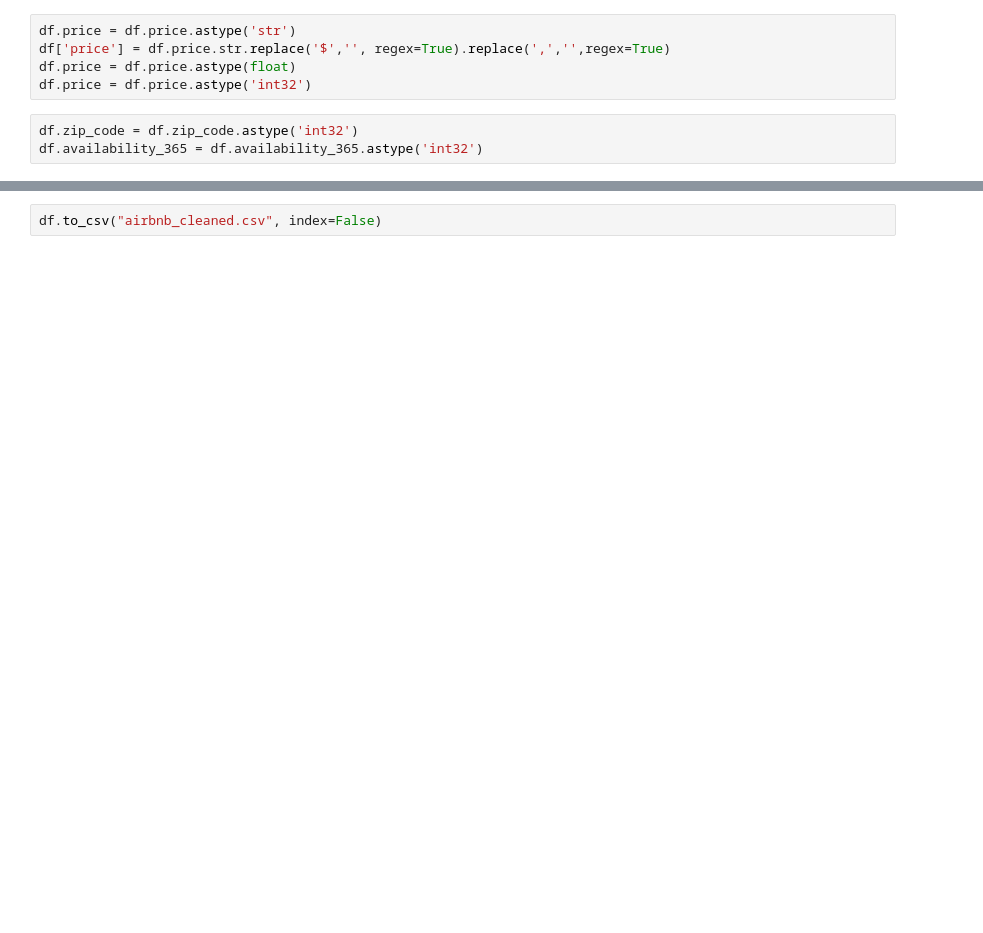
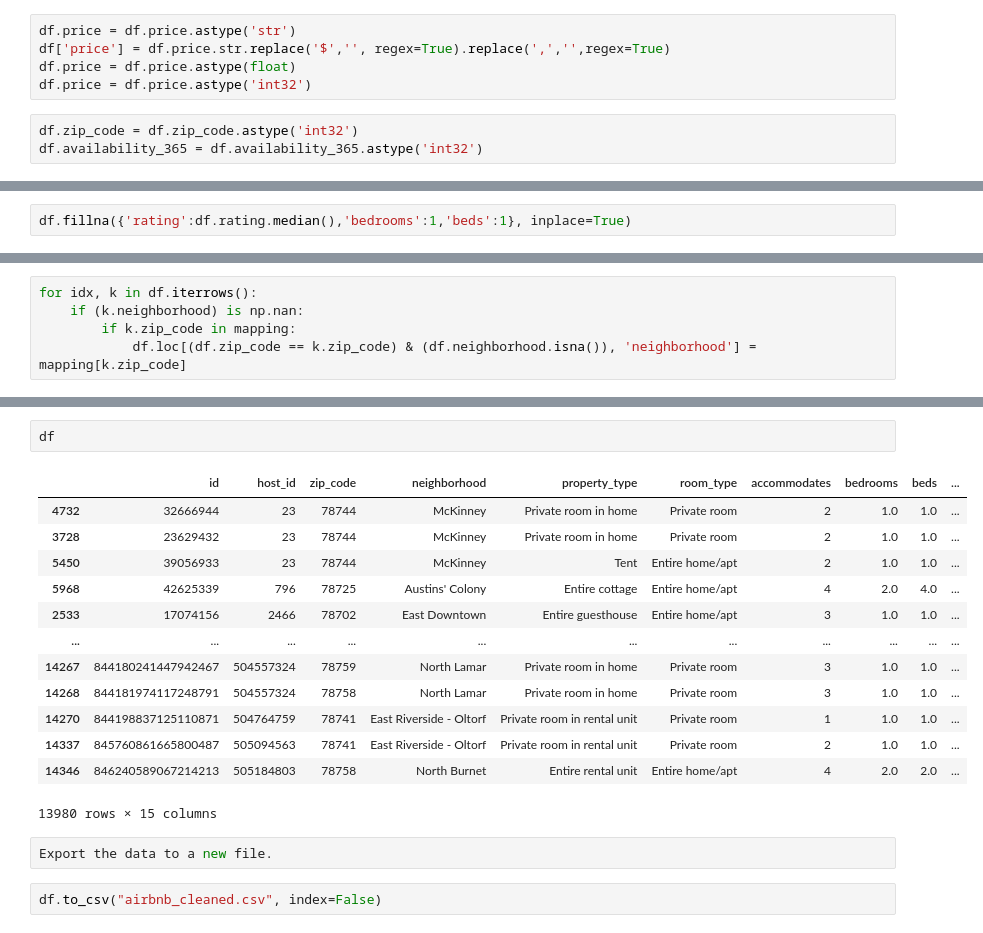
Before and after one commit to binayakhadka/crime_neighborhood_airbnb, a Jupyter notebook: Data_wrangling_Airbnb.ipynb, the cells around one changed output, grey strips where cells are left out. Cells and saved outputs as stored; diff of their text form; blank space fills up the shorter version.

```diff
--- a/Data_wrangling_Airbnb.ipynb
+++ b/Data_wrangling_Airbnb.ipynb
@@ -137,0 +132,2 @@ Export the data to a new file.
+# %%
+df.fillna({'rating':df.rating.median(),'bedrooms':1,'beds':1}, inplace=True)
@@ -137,0 +209,5 @@ Export the data to a new file.
+# %%
+for idx, k in df.iterrows():
+    if (k.neighborhood) is np.nan:
+        if k.zip_code in mapping:
+            df.loc[(df.zip_code == k.zip_code) & (df.neighborhood.isna()), 'neighborhood'] = mapping[k.zip_code]
@@ -138,2 +233,20 @@ Export the data to a new file.
 # %%
-df.to_csv("airbnb_cleaned.csv", index=False)
+df
+# %% [output]
+|  | id | host_id | zip_code | neighborhood | property_type | room_type | accommodates | bedrooms | beds | ... |
+| 4732 | 32666944 | 23 | 78744 | McKinney | Private room in home | Private room | 2 | 1.0 | 1.0 | ... |
+| 3728 | 23629432 | 23 | 78744 | McKinney | Private room in home | Private room | 2 | 1.0 | 1.0 | ... |
+| 5450 | 39056933 | 23 | 78744 | McKinney | Tent | Entire home/apt | 2 | 1.0 | 1.0 | ... |
+| 5968 | 42625339 | 796 | 78725 | Austins' Colony | Entire cottage | Entire home/apt | 4 | 2.0 | 4.0 | ... |
+| 2533 | 17074156 | 2466 | 78702 | East Downtown | Entire guesthouse | Entire home/apt | 3 | 1.0 | 1.0 | ... |
+| ... | ... | ... | ... | ... | ... | ... | ... | ... | ... | ... |
+| 14267 | 844180241447942467 | 504557324 | 78759 | North Lamar | Private room in home | Private room | 3 | 1.0 | 1.0 | ... |
+| 14268 | 844181974117248791 | 504557324 | 78758 | North Lamar | Private room in home | Private room | 3 | 1.0 | 1.0 | ... |
+| 14270 | 844198837125110871 | 504764759 | 78741 | East Riverside - Oltorf | Private room in rental unit | Private room | 1 | 1.0 | 1.0 | ... |
+| 14337 | 845760861665800487 | 505094563 | 78741 | East Riverside - Oltorf | Private room in rental unit | Private room | 2 | 1.0 | 1.0 | ... |
+| 14346 | 846240589067214213 | 505184803 | 78758 | North Burnet | Entire rental unit | Entire home/apt | 4 | 2.0 | 2.0 | ... |
+13980 rows × 15 columns
+# %%
+Export the data to a new file.
+# %%
+df.to_csv("airbnb_cleaned.csv", index=False)
```
Also changed, not shown: parts of 18 cells of this notebook, 1 other file.
